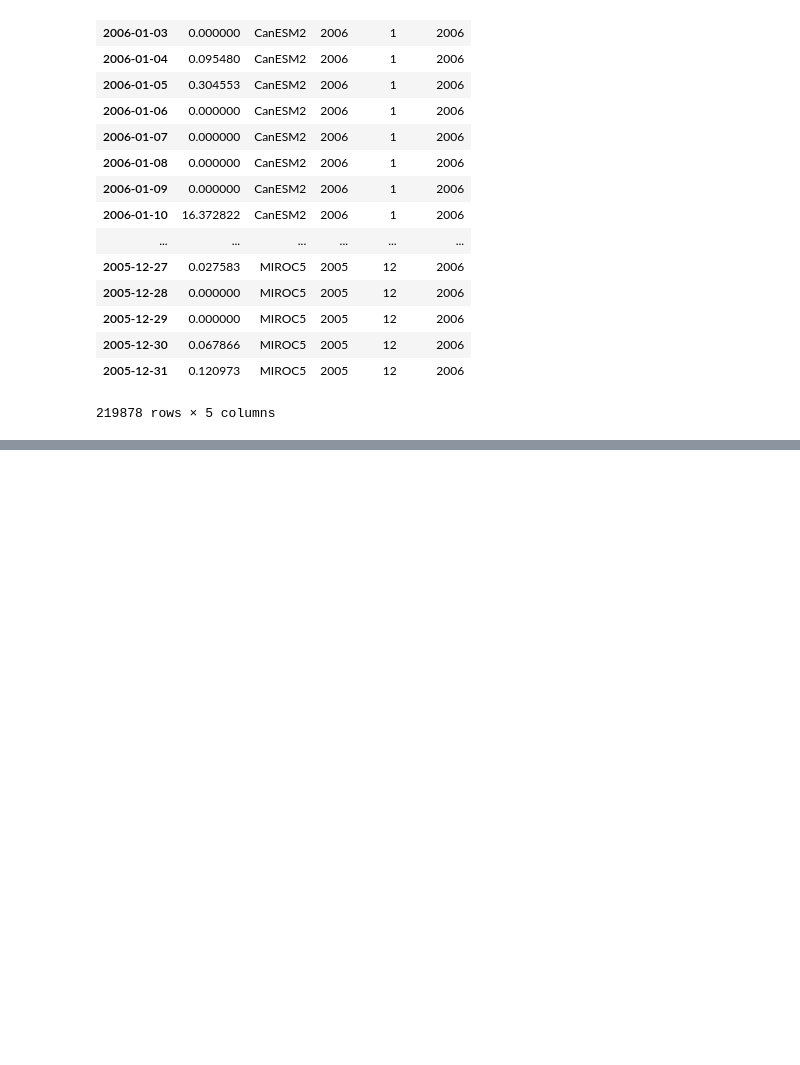
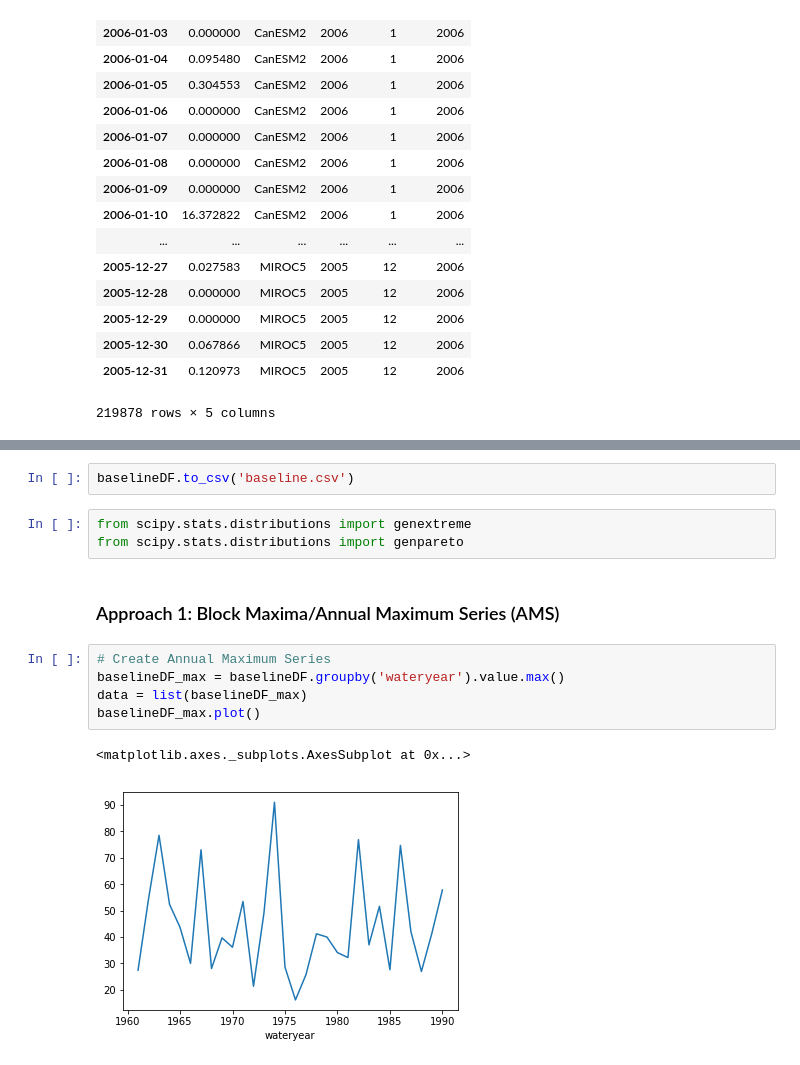
Before and after one commit to mukhtyar/python-playground, a Jupyter notebook: notebooks/daily_data_extreme_pr_owen.ipynb, the cells around one changed output, grey strips where cells are left out. Drawn from its saved outputs; the diff is of its cells as text; blank space fills up the shorter version.

```diff
--- a/notebooks/daily_data_extreme_pr_owen.ipynb
+++ b/notebooks/daily_data_extreme_pr_owen.ipynb
@@ -425,0 +343,15 @@ AttributeError: module 'lmoments3' has no attribute 'samlmu'
+# %%
+baselineDF.to_csv('baseline.csv')
+# %%
+from scipy.stats.distributions import genextreme
+from scipy.stats.distributions import genpareto
+# %% [markdown]
+### Approach 1: Block Maxima/Annual Maximum Series (AMS)
+# %%
+# Create Annual Maximum Series
+baselineDF_max = baselineDF.groupby('wateryear').value.max()
+data = list(baselineDF_max)
+baselineDF_max.plot()
+# %% [output]
+<matplotlib.axes._subplots.AxesSubplot at 0x...>
+[figure, added]
```
Also changed, not shown: parts of 40 cells of this notebook.
